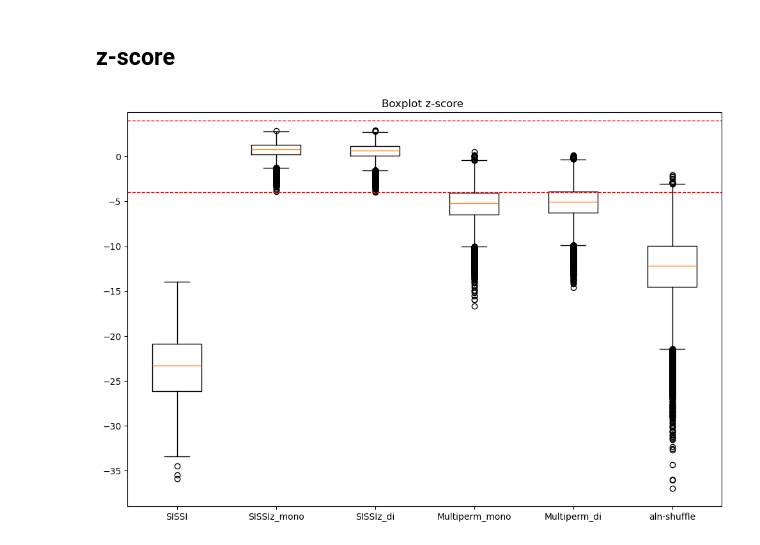
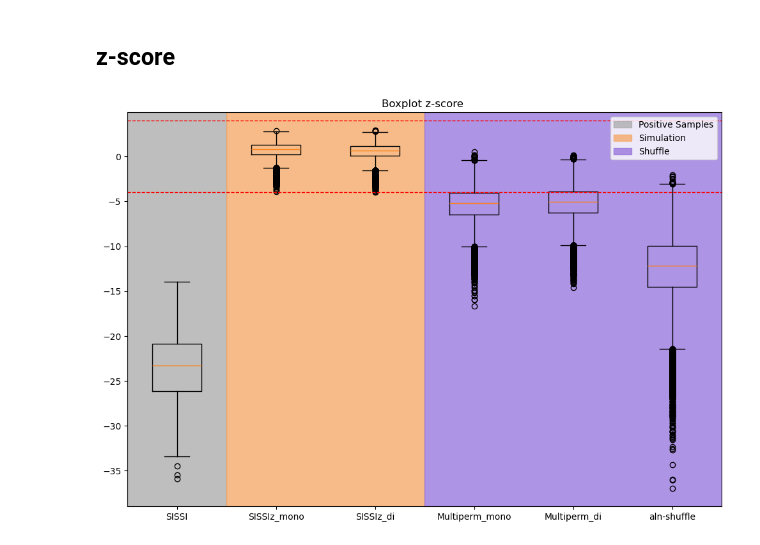
Before and after one commit to Faragas91/Masterarbeit, a Jupyter notebook: Scripts/SISSIz_analyse.ipynb, the cells around one changed output. Cells and saved outputs as stored; diff of their text form; code cells hidden in the pictures.

Commit message:
change color of the Plot sections

```diff
--- a/Scripts/SISSIz_analyse.ipynb
+++ b/Scripts/SISSIz_analyse.ipynb
@@ -374,16 +374,21 @@ plt.show()
 # %%
 dataframes = [df_sissi, df_sissiz_mono, df_sissiz_di, df_multiperm_mono, df_multiperm_di, df_aln_shuffle]
 labels = ['SISSI', 'SISSIz_mono', 'SISSIz_di', 'Multiperm_mono', 'Multiperm_di', 'aln-shuffle']
 data = [df['z-score calculated from 7. 8. and 9.'] for df in dataframes]
 thresholds = [-4, 4]
 
 plt.figure(figsize=(12, 8))
 plt.boxplot(data, labels=labels)
 
 for t in thresholds:
-    plt.axhline(y=t, color='red', linestyle='--', linewidth=1, label=f'Threshold {t}')
+    plt.axhline(y=t, color='red', linestyle='--', linewidth=1)
+
+plt.axvspan(0.5, 1.5, color="darkgray", alpha=0.75, edgecolor="black", label='Positive Samples')
+plt.axvspan(1.5, 3.5, color="sandybrown", alpha=0.75, edgecolor="black", label='Simulation')
+plt.axvspan(3.5, 6.5, color="mediumpurple", alpha=0.75, edgecolor="black", label='Shuffle')
 
 plt.title('Boxplot z-score ')
+plt.legend()
 plt.show()
 # %% [output]
-[figure, old version]
+[figure, new version]
```
Also changed, not shown: 2 other files.
